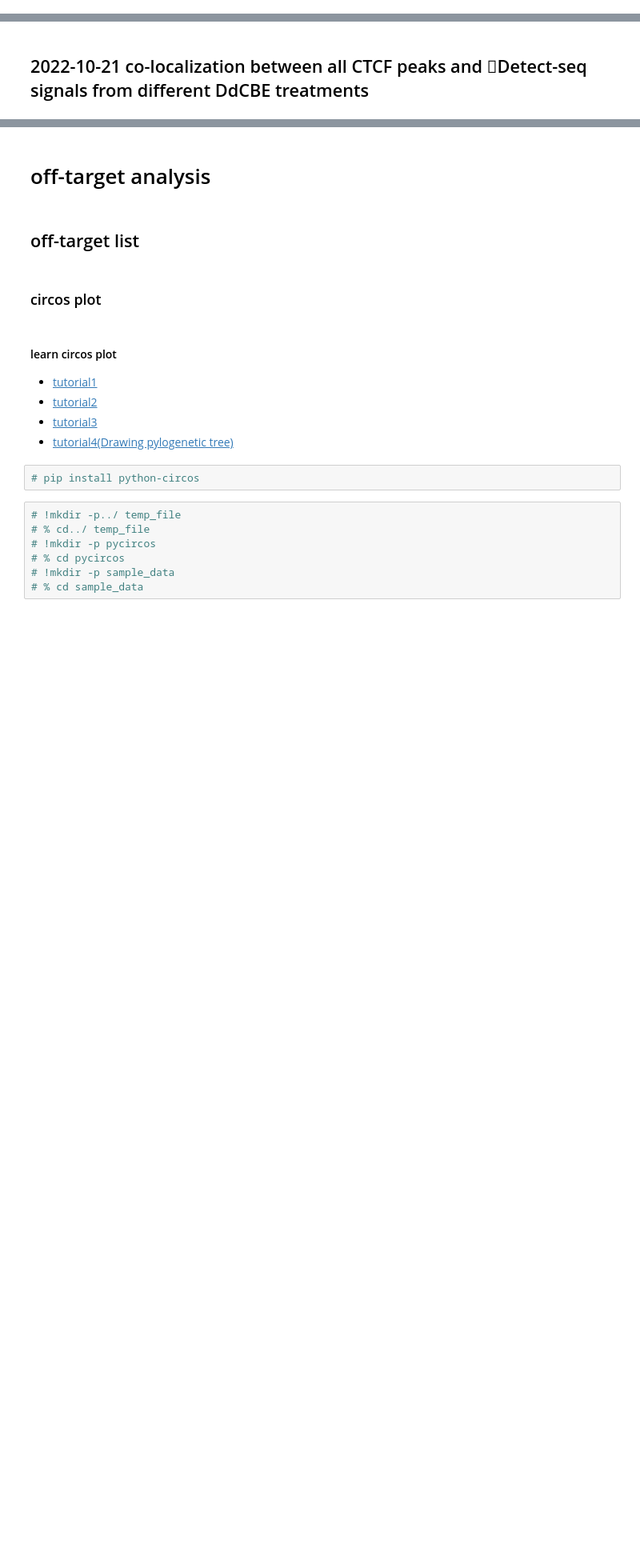
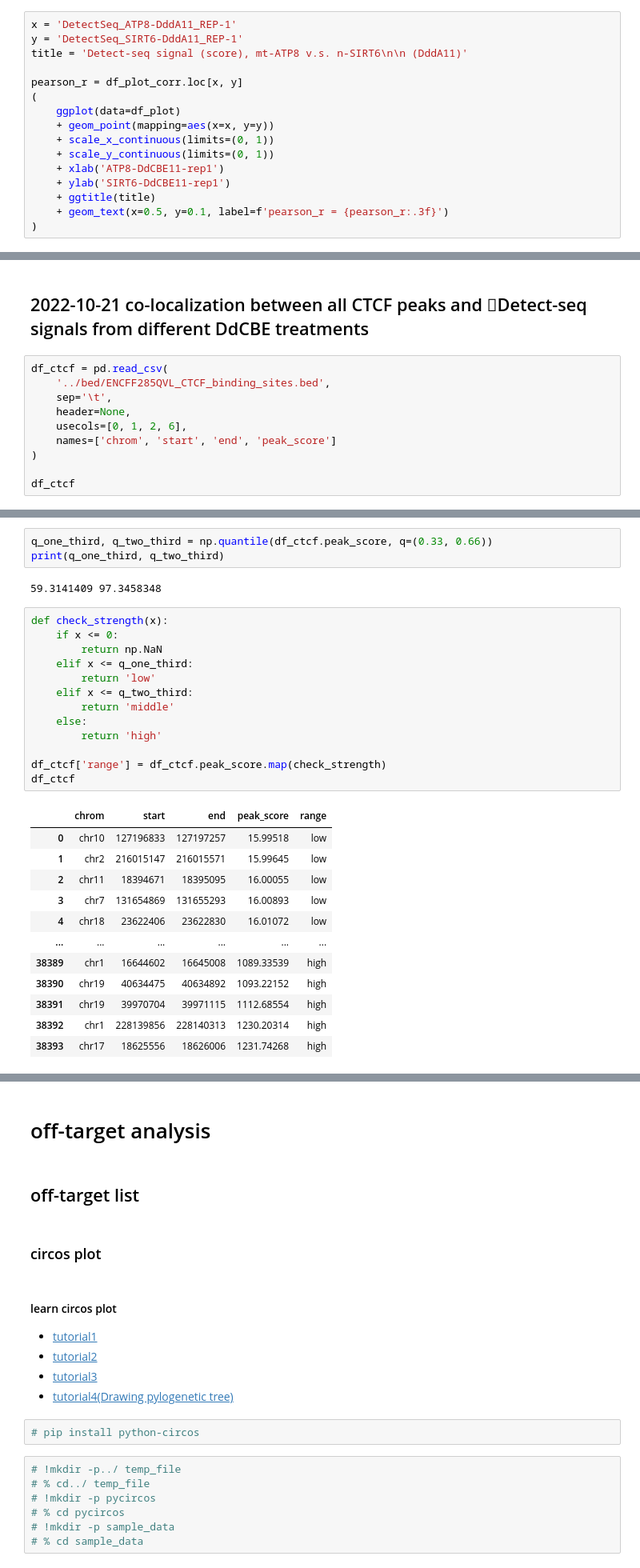
Before and after one commit to hermanzhaozzzz/snakepipes_detect-seq, a Jupyter notebook: step.03.local_analysis.ipynb, the cells around one changed output, grey strips where cells are left out. Shown: that part at 80% size. Cells and saved outputs as stored; diff of their text form; blank space fills up the shorter version.

```diff
--- a/step.03.local_analysis.ipynb
+++ b/step.03.local_analysis.ipynb
@@ -539,0 +619,16 @@ df_sign_lenient
+# %%
+x = 'DetectSeq_ATP8-DddA11_REP-1'
+y = 'DetectSeq_SIRT6-DddA11_REP-1'
+title = 'Detect-seq signal (score), mt-ATP8 v.s. n-SIRT6\n\n (DddA11)'
+
+pearson_r = df_plot_corr.loc[x, y]
+(
+    ggplot(data=df_plot)
+    + geom_point(mapping=aes(x=x, y=y))
+    + scale_x_continuous(limits=(0, 1))
+    + scale_y_continuous(limits=(0, 1))
+    + xlab('ATP8-DdCBE11-rep1')
+    + ylab('SIRT6-DdCBE11-rep1')
+    + ggtitle(title)
+    + geom_text(x=0.5, y=0.1, label=f'pearson_r = {pearson_r:.3f}')
+)
@@ -541,0 +639,10 @@ df_sign_lenient
+# %%
+df_ctcf = pd.read_csv(
+    '../bed/ENCFF285QVL_CTCF_binding_sites.bed',
+    sep='\t',
+    header=None,
+    usecols=[0, 1, 2, 6],
+    names=['chrom', 'start', 'end', 'peak_score']
+)
+
+df_ctcf
@@ -541,0 +663,31 @@ df_sign_lenient
+# %%
+q_one_third, q_two_third = np.quantile(df_ctcf.peak_score, q=(0.33, 0.66))
+print(q_one_third, q_two_third)
+# %% [output]
+59.3141409 97.3458348
+# %%
+def check_strength(x):
+    if x <= 0:
+        return np.NaN
+    elif x <= q_one_third:
+        return 'low'
+    elif x <= q_two_third:
+        return 'middle'
+    else:
+        return 'high'
+
+df_ctcf['range'] = df_ctcf.peak_score.map(check_strength)
+df_ctcf
+# %% [output]
+|  | chrom | start | end | peak_score | range |
+| 0 | chr10 | 127196833 | 127197257 | 15.99518 | low |
+| 1 | chr2 | 216015147 | 216015571 | 15.99645 | low |
+| 2 | chr11 | 18394671 | 18395095 | 16.00055 | low |
+| 3 | chr7 | 131654869 | 131655293 | 16.00893 | low |
+| 4 | chr18 | 23622406 | 23622830 | 16.01072 | low |
+| ... | ... | ... | ... | ... | ... |
+| 38389 | chr1 | 16644602 | 16645008 | 1089.33539 | high |
+| 38390 | chr19 | 40634475 | 40634892 | 1093.22152 | high |
+| 38391 | chr19 | 39970704 | 39971115 | 1112.68554 | high |
+| 38392 | chr1 | 228139856 | 228140313 | 1230.20314 | high |
+| 38393 | chr17 | 18625556 | 18626006 | 1231.74268 | high |
```
Also changed, not shown: parts of 22 cells of this notebook.
